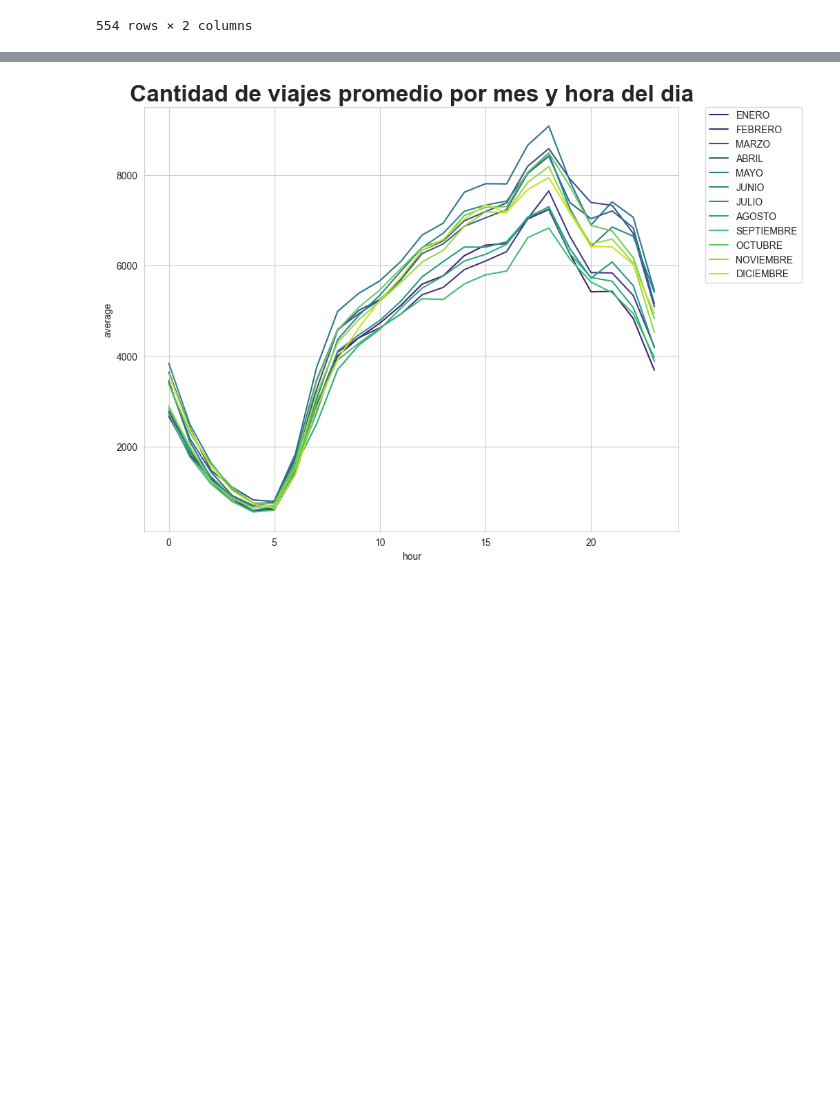
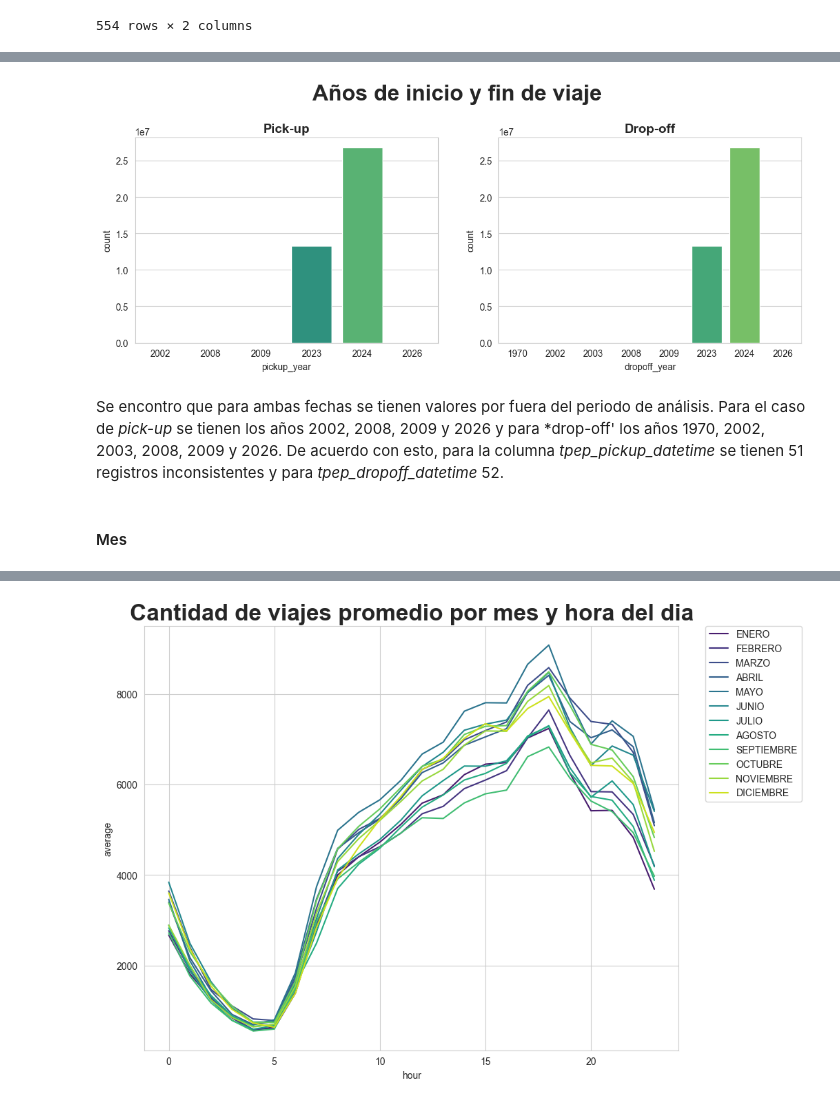
Before and after one commit to Rizo12G/Proyecto_final_henry, a Jupyter notebook: EDA/EDA_taxis.ipynb, the cells around one changed output, grey strips where cells are left out. Cells and saved outputs as stored; diff of their text form; code cells hidden in the pictures; blank space fills up the shorter version.

```diff
--- a/EDA/EDA_taxis.ipynb
+++ b/EDA/EDA_taxis.ipynb
@@ -198,0 +237,20 @@ df_time
+# %%
+sns.set_style("whitegrid")
+
+fig, ax = plt.subplots(1,2, figsize = (13,4.5))
+fig.suptitle("Años de inicio y fin de viaje",fontsize=24, fontweight='bold')
+plt.subplots_adjust(top=0.8)
+
+sns.barplot(data=df_time['pickup_year'].value_counts().to_frame(), x='pickup_year',y='count',palette='viridis', ax = ax[0])
+ax[0].set_title('Pick-up',fontsize=14, fontweight='bold')
+
+sns.barplot(data=df_time['dropoff_year'].value_counts().to_frame(), x='dropoff_year',y='count',palette='viridis', ax = ax[1])
+ax[1].set_title('Drop-off',fontsize=14, fontweight='bold')
+
+plt.show()
+# %% [output]
+[figure, added]
+# %% [markdown]
+Se encontro que para ambas fechas se tienen valores por fuera del periodo de análisis. Para el caso de *pick-up* se tienen los años 2002, 2008, 2009 y 2026 y para *drop-off' los años 1970, 2002, 2003, 2008, 2009 y 2026. De acuerdo con esto, para la columna *tpep_pickup_datetime* se tienen 51 registros inconsistentes y para *tpep_dropoff_datetime* 52.
+# %% [markdown]
+#### Mes
```
Also changed, not shown: parts of 21 cells of this notebook, 2 other files.
